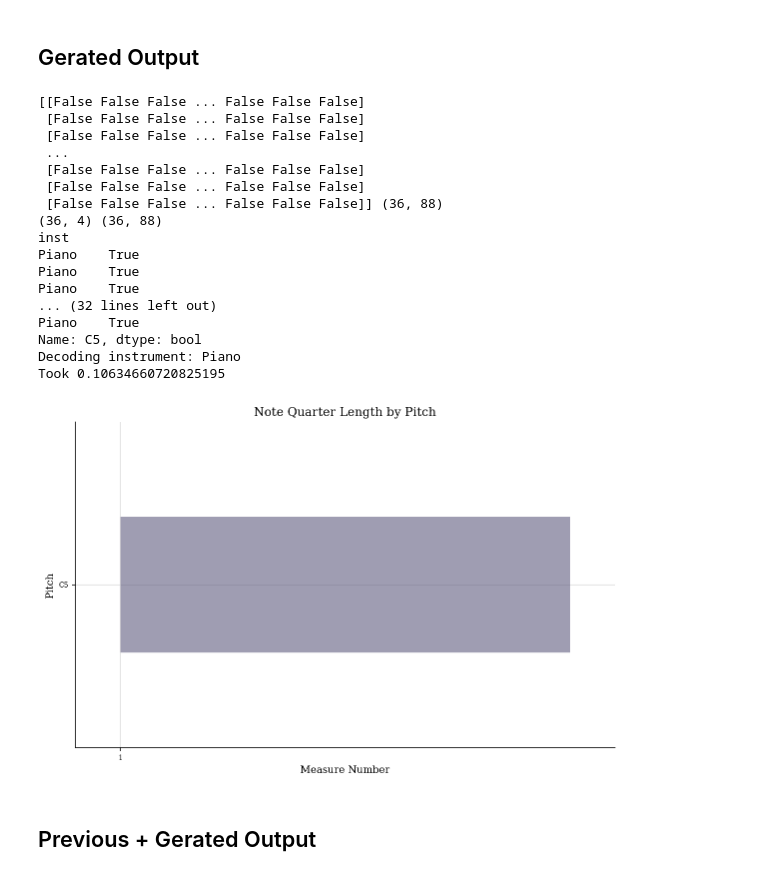
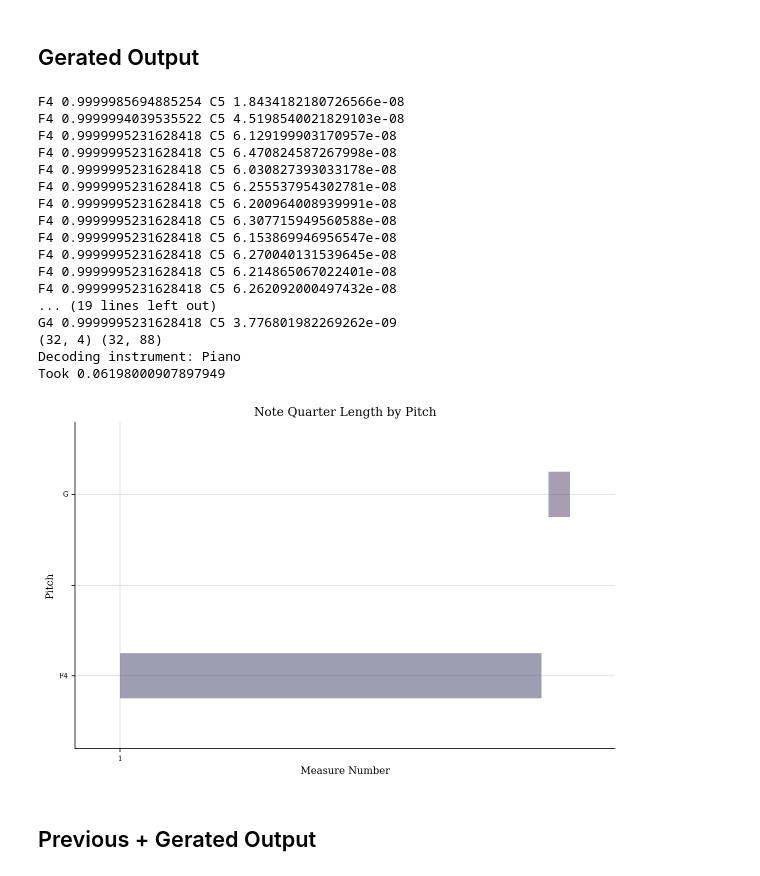
Before and after one commit to petcomputacaoufrgs/papagaio, a Jupyter notebook: src/MusicGeneratorLSTM.ipynb, the cells around one changed output. Drawn from its saved outputs; the diff is of its cells as text; code cells hidden in the pictures.

```diff
--- a/src/MusicGeneratorLSTM.ipynb
+++ b/src/MusicGeneratorLSTM.ipynb
@@ -395,7 +398,7 @@ def train(model, optimizer, loss_fn, dataloader, batch_size=1, num_epochs=3):
 # %%
 optimizer = optim.Adam(model.parameters(), lr=lr)
 loss_fn = nn.BCELoss()
-train(model, optimizer, loss_fn, train_dl, num_epochs=10)
+train(model, optimizer, loss_fn, train_dl, num_epochs=500)
 # %% [output]
 Starting training...
 > EPOCH # 1
@@ -423,3 +428,8 @@ Epoch: 10/10............. Loss: 0.01471825
+# %%
+# print(loss_fn())
+# !tensorboard --logdir=runs
+dict_idx = {i: column for i, column in enumerate(test_piano_df.columns[4:])}
+dict_note = {column: i for i, column in enumerate(test_piano_df.columns[4:])}
 # %% [markdown]
 ## Test
 # %%
@@ -446,6 +456,7 @@ def generate(model, previous_bars, n_frames=N_FRAMES, temperature=0.5, batch_siz
 
     # getting context iterating over
     # N-1 of the frameblocks
+
     for i in range(context_fb_n):
         context_fb = unrolled[i:i + n_frames]
 
@@ -460,10 +471,15 @@ def generate(model, previous_bars, n_frames=N_FRAMES, temperature=0.5, batch_siz
     last_fb = unrolled[context_fb_n:]
     out, (hidden, cell) = model(last_fb,
                                 hidden, cell)
+    out = torch.where(out >= (1-temperature), 1, 0).float()
+    out, (hidden, cell) = model(out,
+                                hidden, cell)
+    for bar in out:
+         print(dict_idx[torch.argmax(bar).item()], torch.max(bar).item(), "C5", bar[dict_note["C5"]].item())
+    # print(out)
+    out = np.where(out >= (1-temperature), True, False)
 
-
-    out = np.where(out >= (1-temperature), True, False)
-    print(out, out.shape)
+    # print(out, out.shape)
     return out
 # %%
 test_scale_df = encoded_song[encoded_song.index=='Piano']
@@ -501,7 +517,7 @@ def create_decoded_bar(bar, infos):
 ## Previous
 # %%
 first = 0
-last = 4
+last = 7
 
 previous = test_scale_df.iloc[0:N_FRAMES*last]
 s_previous = decode_data(previous, N_FRAMES)
@@ -514,35 +530,32 @@ Took 0.1772158145904541
 # %% [markdown]
 ## Gerated Output
 # %%
-output = generate(model, previous, N_FRAMES, temperature=0.6)
+output = generate(model, previous, N_FRAMES, temperature=0.5)
 output_info = get_info(test_piano_df[-(1+N_FRAMES):-1], N_FRAMES)
 output_df = create_decoded_bar(output, output_info)
-
-print(output_df.C5)
 s_output = decode_data(output_df, N_FRAMES)
-
 
 try:    s_output.plot()
 except Exception as e: print(e)
 # %% [output]
-[[False False False ... False False False]
- [False False False ... False False False]
- [False False False ... False False False]
- ...
- [False False False ... False False False]
- [False False False ... False False False]
- [False False False ... False False False]] (36, 88)
-(36, 4) (36, 88)
-inst
-Piano    True
-Piano    True
-Piano    True
-... (32 lines left out)
-Piano    True
-Name: C5, dtype: bool
+F4 0.9999985694885254 C5 1.8434182180726566e-08
+F4 0.9999994039535522 C5 4.5198540021829103e-08
+F4 0.9999995231628418 C5 6.129199903170957e-08
+F4 0.9999995231628418 C5 6.470824587267998e-08
+F4 0.9999995231628418 C5 6.030827393033178e-08
+F4 0.9999995231628418 C5 6.255537954302781e-08
+F4 0.9999995231628418 C5 6.200964008939991e-08
+F4 0.9999995231628418 C5 6.307715949560588e-08
+F4 0.9999995231628418 C5 6.153869946956547e-08
+F4 0.9999995231628418 C5 6.270040131539645e-08
+F4 0.9999995231628418 C5 6.214865067022401e-08
+F4 0.9999995231628418 C5 6.262092000497432e-08
+... (19 lines left out)
+G4 0.9999995231628418 C5 3.776801982269262e-09
+(32, 4) (32, 88)
 Decoding instrument: Piano
-Took 0.10634660720825195
+Took 0.06198000907897949
-[figure, old version]
+[figure, new version]
 # %% [markdown]
 ## Previous + Gerated Output
 # %%
```
Also changed, not shown: parts of 13 cells of this notebook.
